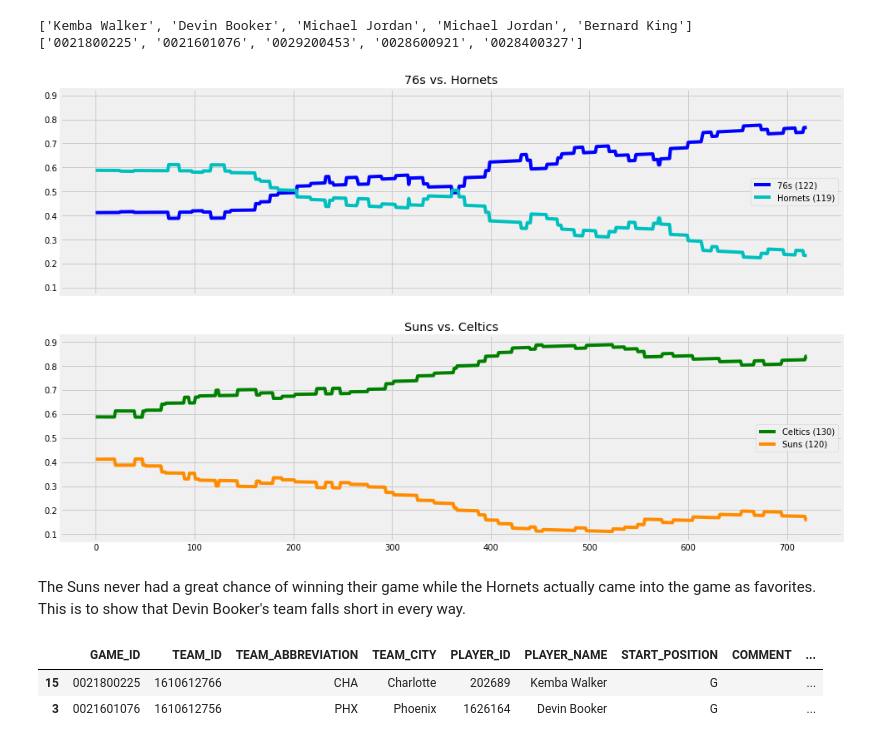
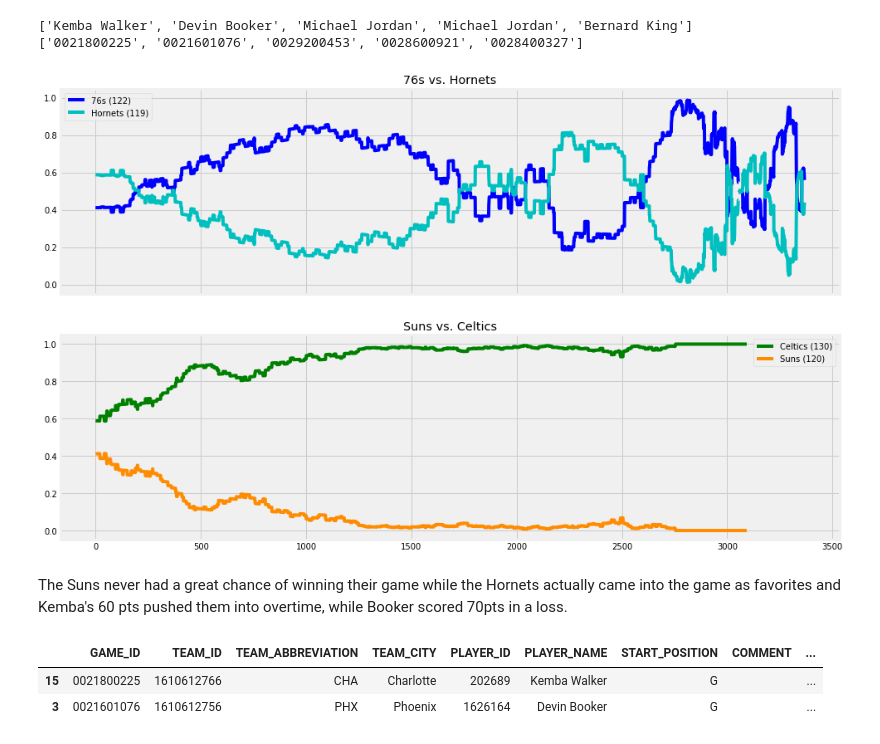
Before and after one commit to moneyball-club/DBook70, a Jupyter notebook: D Book 70.ipynb, the cells around one changed output. Drawn from its saved outputs; the diff is of its cells as text; code cells hidden in the pictures.

```diff
--- a/D Book 70.ipynb
+++ b/D Book 70.ipynb
@@ -350,21 +346,31 @@ booker_winprob_df.drop_duplicates(subset = 'SECONDS_REMAINING', keep = 'first',
+# %%
+to_drop = booker_winprob_df.loc[(booker_winprob_df['SECONDS_REMAINING'] == 0) & (booker_winprob_df['PERIOD'] == 4) | (booker_winprob_df['SECONDS_REMAINING'] == 0) & (booker_winprob_df['PERIOD'] == 5)].index.values.tolist()
+to_drop
+
+booker_winprob_df = booker_winprob_df.drop(to_drop)
+# %%
+to_drop = walker_winprob_df.loc[(walker_winprob_df['SECONDS_REMAINING'] == 0) & (walker_winprob_df['PERIOD'] == 4) | (walker_winprob_df['SECONDS_REMAINING'] == 0) & (walker_winprob_df['PERIOD'] == 5)].index.values.tolist()
+to_drop
+
+walker_winprob_df = walker_winprob_df.drop(to_drop)
 # %%
 fig, (ax1, ax2) = plt.subplots(2, 1, figsize=(15,10), sharex = True, sharey = True)
 
-ax1.plot(walker_winprob_df.SECONDS_REMAINING.sort_values(ascending = True), walker_winprob_df.VISITOR_PCT, c = 'b', label = '76s (122)')
-ax1.plot(walker_winprob_df.SECONDS_REMAINING.sort_values(ascending = True), walker_winprob_df.HOME_PCT, c = 'c', label = 'Hornets (119)')
+ax1.plot(walker_winprob_df.index.values, walker_winprob_df.VISITOR_PCT, c = 'b', label = '76s (122)')
+ax1.plot(walker_winprob_df.index.values, walker_winprob_df.HOME_PCT, c = 'c', label = 'Hornets (119)')
 ax1.set_title('76s vs. Hornets')
-ax1.legend(loc = 'center right')
+ax1.legend(loc = 'best')
 
-ax2.plot(booker_winprob_df.SECONDS_REMAINING.sort_values(ascending = True), booker_winprob_df.HOME_PCT, c = 'g', label = 'Celtics (130)')
-ax2.plot(booker_winprob_df.SECONDS_REMAINING.sort_values(ascending = True), booker_winprob_df.VISITOR_PCT, c = 'darkorange', label = 'Suns (120)')
+ax2.plot(booker_winprob_df.index.values, booker_winprob_df.HOME_PCT, c = 'g', label = 'Celtics (130)')
+ax2.plot(booker_winprob_df.index.values, booker_winprob_df.VISITOR_PCT, c = 'darkorange', label = 'Suns (120)')
 ax2.set_title('Suns vs. Celtics')
-ax2.legend(loc = 'center right')
+ax2.legend(loc = 'best')
 
 plt.show()
 # %% [output]
-[figure, old version]
+[figure, new version]
 # %% [markdown]
-The Suns never had a great chance of winning their game while the Hornets actually came into the game as favorites. This is to show that Devin Booker's team falls short in every way.
+The Suns never had a great chance of winning their game while the Hornets actually came into the game as favorites and Kemba's 60 pts pushed them into overtime, while Booker scored 70pts in a loss.
 # %%
 loser_usage_df = pd.DataFrame()
 for i in range(len(loser_gameids)):
```
Also changed, not shown: parts of 9 cells of this notebook.
